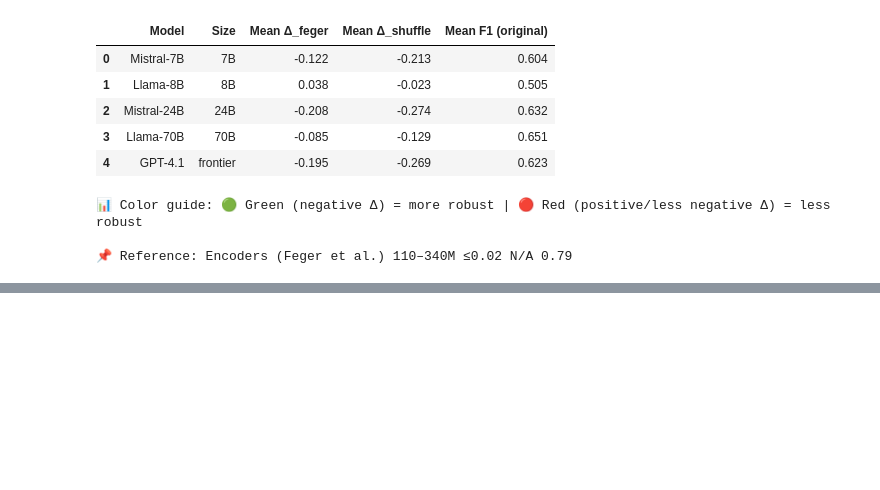
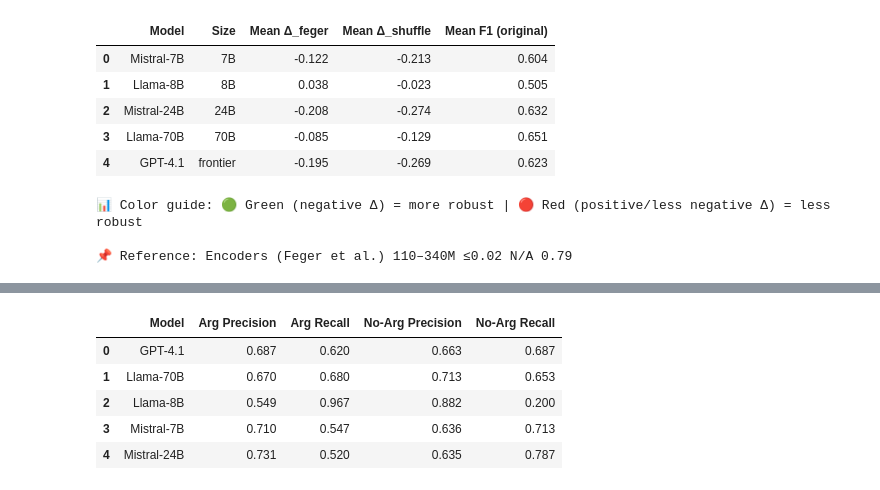
Before and after one commit to wideraHannes/GAIC-Thesis, a Jupyter notebook: experiments/unified_outputs/compare_results.ipynb, the cells around one changed output, grey strips where cells are left out. Cells and saved outputs as stored; diff of their text form; code cells hidden in the pictures; blank space fills up the shorter version.

```diff
--- a/experiments/unified_outputs/compare_results.ipynb
+++ b/experiments/unified_outputs/compare_results.ipynb
@@ -248,0 +549,71 @@ Encoders from Feger et al. (2024) show ≤0.02 drop, indicating high robustness.
+# %%
+# Per-Class Performance Analysis: Argument vs No-Argument Bias
+print("\n" + "="*80)
+print("=== Per-Class Performance: Do Models Favor One Class? ===")
+print("="*80 + "\n")
+
+# Analyze baseline models for class-specific performance
+class_perf_data = []
+
+for model_id in baseline_results.keys():
+    if model_id not in model_metadata:
+        continue
+
+    model_data = baseline_results[model_id]
+    meta = model_metadata[model_id]
+
+    arg_precisions = []
+    arg_recalls = []
+    noarg_precisions = []
+    noarg_recalls = []
+
+    for dataset_name, dataset_data in model_data['datasets'].items():
+        report = dataset_data['reports']['original']
+
+        # Extract per-class metrics (handling case where class might not exist in report)
+        if 'Argument' in report:
+            arg_precisions.append(report['Argument']['precision'])
+            arg_recalls.append(report['Argument']['recall'])
+
+        if 'No-Argument' in report:
+            noarg_precisions.append(report['No-Argument']['precision'])
+            noarg_recalls.append(report['No-Argument']['recall'])
+
+    class_perf_data.append({
+        'Model': meta['name'],
+        'Arg Precision': round(sum(arg_precisions) / len(arg_precisions), 3) if arg_precisions else None,
+        'Arg Recall': round(sum(arg_recalls) / len(arg_recalls), 3) if arg_recalls else None,
+        'No-Arg Precision': round(sum(noarg_precisions) / len(noarg_precisions), 3) if noarg_precisions else None,
+        'No-Arg Recall': round(sum(noarg_recalls) / len(noarg_recalls), 3) if noarg_recalls else None,
+    })
+
+df_class = pd.DataFrame(class_perf_data)
+
+# Add bias indicators (higher recall on one class suggests bias toward predicting that class)
+df_class['Bias Indicator'] = df_class.apply(
+    lambda row: 'No-Arg' if row['No-Arg Recall'] > row['Arg Recall'] + 0.05
+    else ('Arg' if row['Arg Recall'] > row['No-Arg Recall'] + 0.05 else 'Balanced'),
+    axis=1
+)
+
+print(df_class.to_string(index=False))
+print("\n📊 Bias Indicator: Shows which class the model tends to over-predict")
+print("   - 'Arg': Model favors predicting Argument (higher Arg recall)")
+print("   - 'No-Arg': Model favors predicting No-Argument (higher No-Arg recall)")
+print("   - 'Balanced': Similar recall for both classes\n")
+
+# Visualize with styling
+styled_class = df_class.drop(columns=['Bias Indicator']).style.background_gradient(
+    cmap='RdYlGn',
+    vmin=0.3,
+    vmax=0.9
+).format({
+    'Arg Precision': '{:.3f}',
+    'Arg Recall': '{:.3f}',
+    'No-Arg Precision': '{:.3f}',
+    'No-Arg Recall': '{:.3f}'
+})
+
+display(styled_class)
+print(f"\n💡 Insight: {df_class.to_string(index=False)}")
+# %% [output]
@@ -248,0 +635,6 @@ Encoders from Feger et al. (2024) show ≤0.02 drop, indicating high robustness.
+|  | Model | Arg Precision | Arg Recall | No-Arg Precision | No-Arg Recall |
+| 0 | GPT-4.1 | 0.687 | 0.620 | 0.663 | 0.687 |
+| 1 | Llama-70B | 0.670 | 0.680 | 0.713 | 0.653 |
+| 2 | Llama-8B | 0.549 | 0.967 | 0.882 | 0.200 |
+| 3 | Mistral-7B | 0.710 | 0.547 | 0.636 | 0.713 |
+| 4 | Mistral-24B | 0.731 | 0.520 | 0.635 | 0.787 |
```
Also changed, not shown: parts of 6 cells of this notebook.
